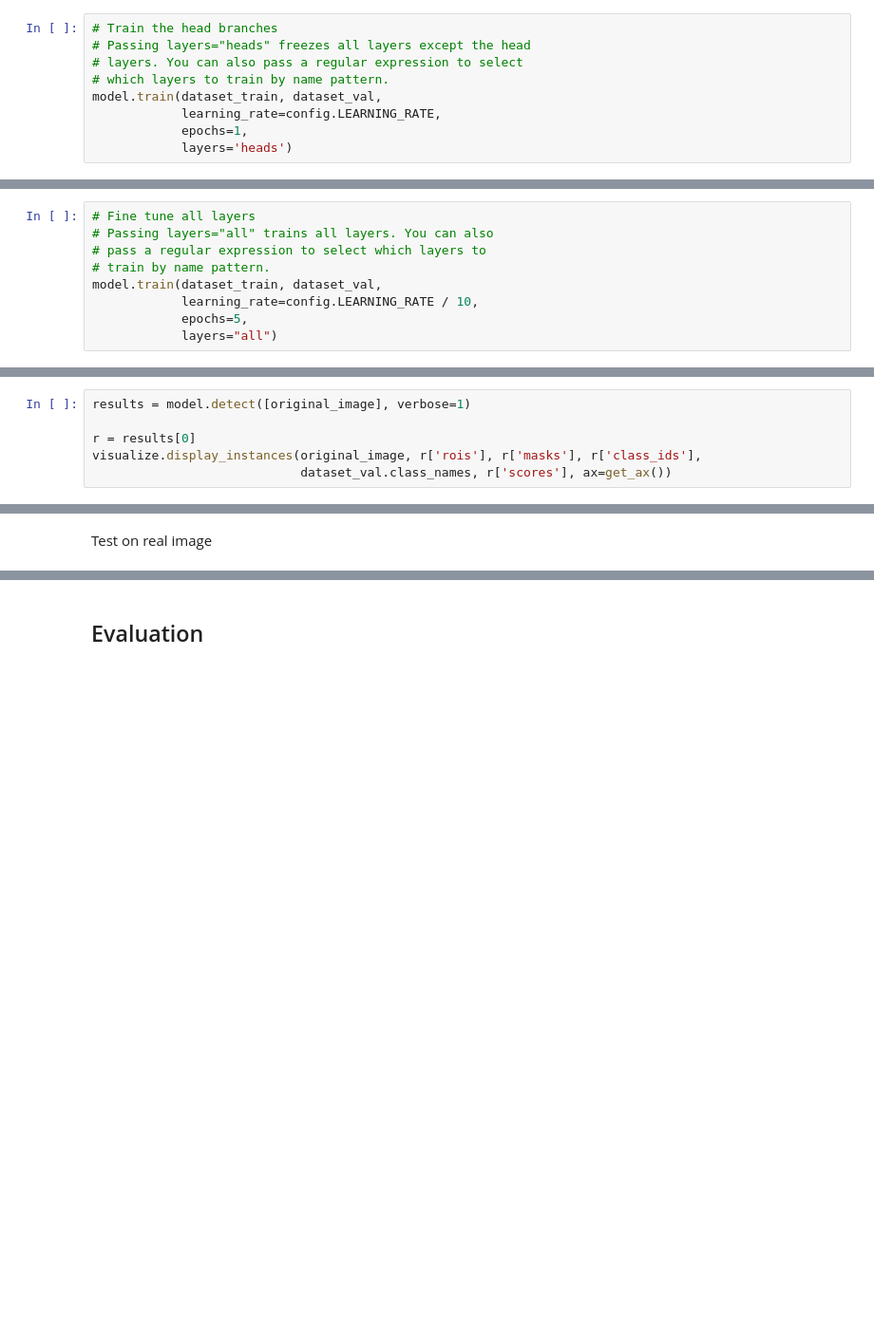
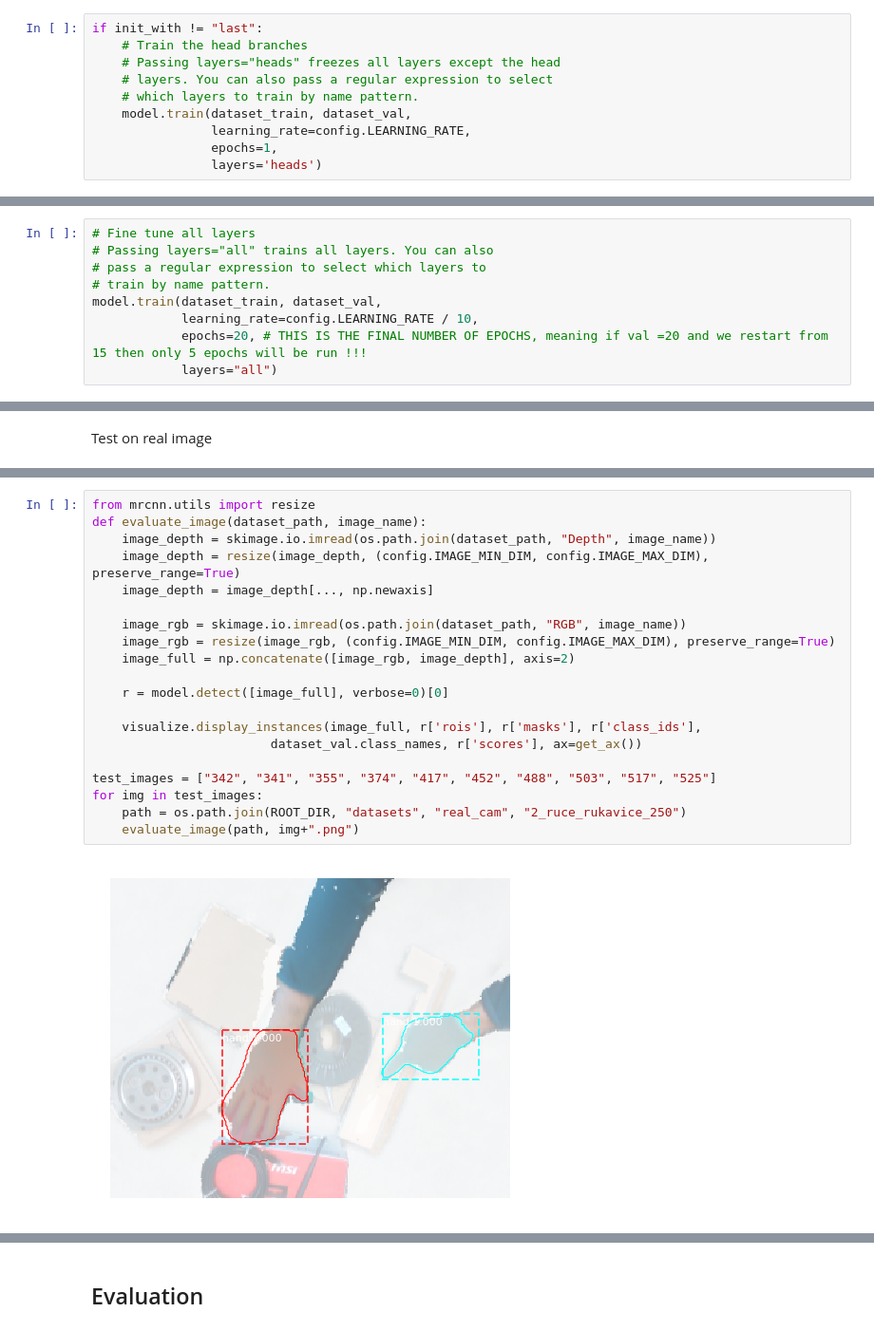
Before and after one commit to anion0278/hand_tracker, a Jupyter notebook: Mask_RCNN-tf2/train_hand.ipynb, the cells around one changed output, grey strips where cells are left out. Shown at 95% size. Drawn from its saved outputs; the diff is of its cells as text; blank space fills up the shorter version.

```diff
--- a/Mask_RCNN-tf2/train_hand.ipynb
+++ b/Mask_RCNN-tf2/train_hand.ipynb
@@ -234,11 +271,12 @@ Train in two stages:
 
 2. Fine-tune all layers. For this simple example it's not necessary, but we're including it to show the process. Simply pass `layers="all` to train all layers.
 # %%
-# Train the head branches
-# Passing layers="heads" freezes all layers except the head
-# layers. You can also pass a regular expression to select
-# which layers to train by name pattern.
-model.train(dataset_train, dataset_val,
-            learning_rate=config.LEARNING_RATE,
-            epochs=1,
-            layers='heads')
+if init_with != "last":
+    # Train the head branches
+    # Passing layers="heads" freezes all layers except the head
+    # layers. You can also pass a regular expression to select
+    # which layers to train by name pattern.
+    model.train(dataset_train, dataset_val,
+                learning_rate=config.LEARNING_RATE,
+                epochs=1,
+                layers='heads')
@@ -267,6 +287,6 @@ The graph tensor has name: anchors_1/Variable:0
 # train by name pattern.
 model.train(dataset_train, dataset_val,
             learning_rate=config.LEARNING_RATE / 10,
-            epochs=5,
+            epochs=20, # THIS IS THE FINAL NUMBER OF EPOCHS, meaning if val =20 and we restart from 15 then only 5 epochs will be run !!!
             layers="all")
 # %% [output]
@@ -344,6 +379,0 @@ gt_mask                  shape: (256, 320, 1)         min:    0.00000  max:    1
-# %%
-results = model.detect([original_image], verbose=1)
-
-r = results[0]
-visualize.display_instances(original_image, r['rois'], r['masks'], r['class_ids'],
-                            dataset_val.class_names, r['scores'], ax=get_ax())
@@ -391,0 +382,22 @@ test_real_image("525.png")
+# %%
+from mrcnn.utils import resize
+def evaluate_image(dataset_path, image_name):
+    image_depth = skimage.io.imread(os.path.join(dataset_path, "Depth", image_name))
+    image_depth = resize(image_depth, (config.IMAGE_MIN_DIM, config.IMAGE_MAX_DIM), preserve_range=True)
+    image_depth = image_depth[..., np.newaxis]
+
+    image_rgb = skimage.io.imread(os.path.join(dataset_path, "RGB", image_name))
+    image_rgb = resize(image_rgb, (config.IMAGE_MIN_DIM, config.IMAGE_MAX_DIM), preserve_range=True)
+    image_full = np.concatenate([image_rgb, image_depth], axis=2)
+
+    r = model.detect([image_full], verbose=0)[0]
+
+    visualize.display_instances(image_full, r['rois'], r['masks'], r['class_ids'],
+                        dataset_val.class_names, r['scores'], ax=get_ax())
+
+test_images = ["342", "341", "355", "374", "417", "452", "488", "503", "517", "525"]
+for img in test_images:
+    path = os.path.join(ROOT_DIR, "datasets", "real_cam", "2_ruce_rukavice_250")
+    evaluate_image(path, img+".png")
+# %% [output]
+[figure, added]
```
Also changed, not shown: parts of 14 cells of this notebook, 1 other file.
